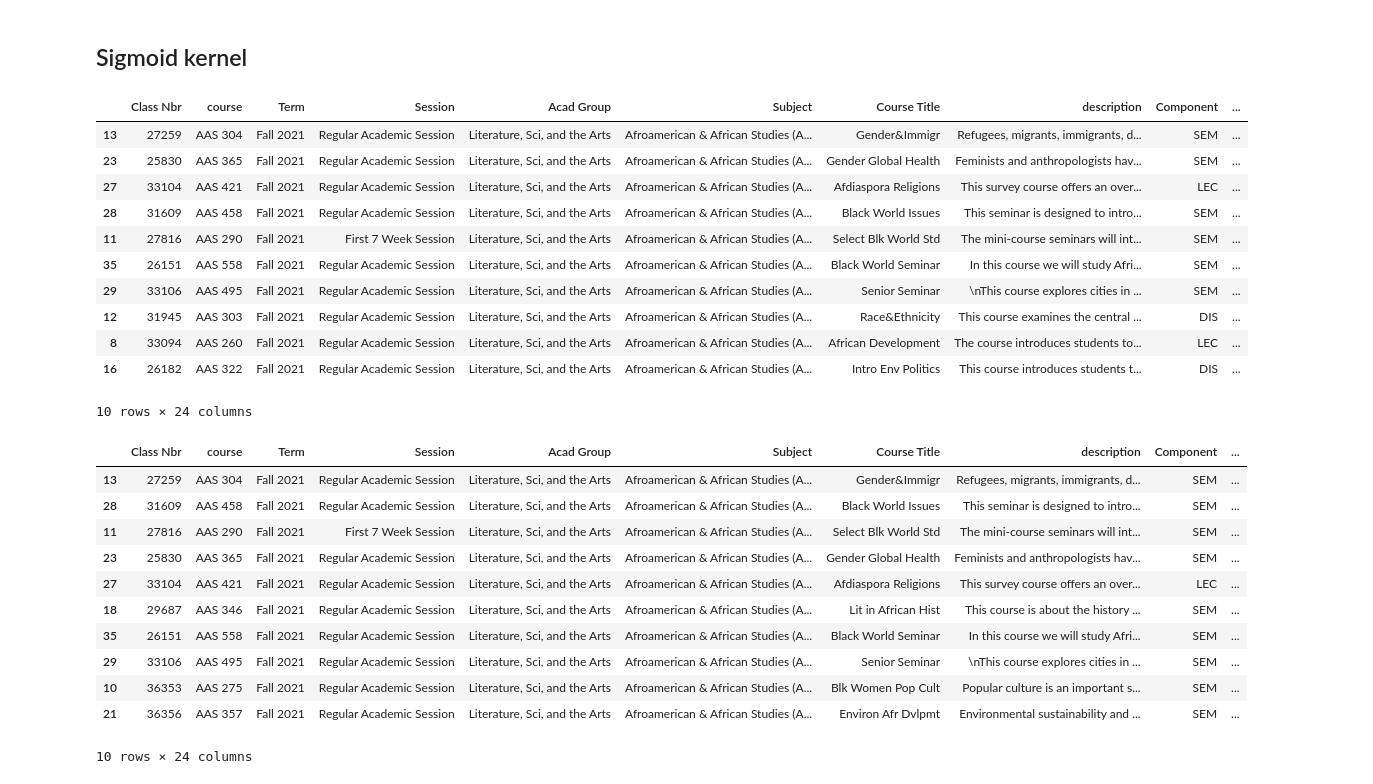
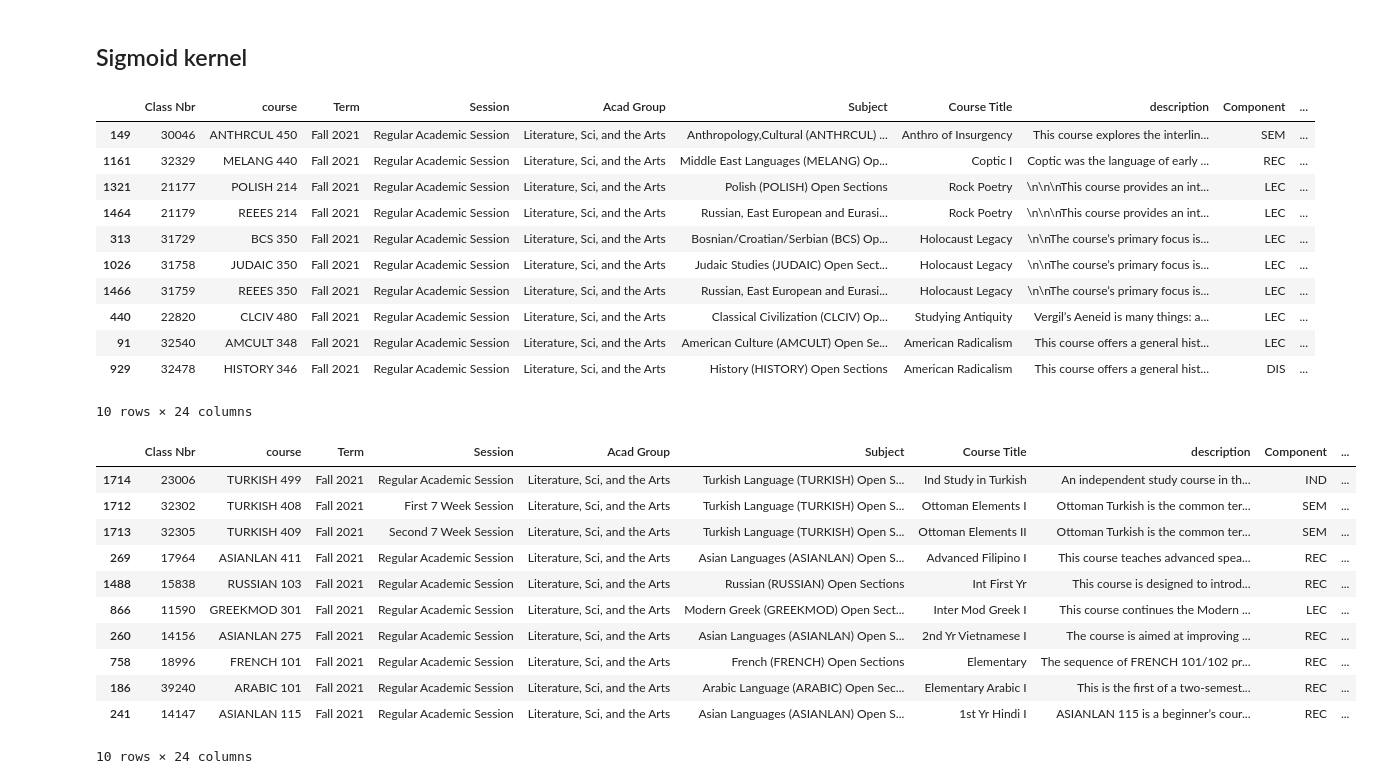
Before and after one commit to yessie-kim/classeek, a Jupyter notebook: content_based_recommender_draft_2.ipynb, the cells around one changed output. Saved outputs shown, nothing was run; the diff lists cells and outputs as text; code cells hidden in the pictures.

Commit message:
update filtering level

```diff
--- a/content_based_recommender_draft_2.ipynb
+++ b/content_based_recommender_draft_2.ipynb
@@ -47,17 +47,24 @@ w_22 = pd.read_csv('assets/w_22_merge.csv')
 # %% [markdown]
 ## Cosine similarity
 # %%
-df, course_title, num_of_rec = f_21,'AAS 103', 10
+#df = input dataset
+#course_title = input course
+#num_or_rec = number of recommendation
+#filter_level = 'academic_group', subject'
 
-def make_recommendation_cos(df, course_title, num_of_rec = 10):
+def make_recommendation_cos(df, course_title, num_of_rec = 10, filter_level = 'subject'):
     df = df.fillna('').drop_duplicates(subset=['course']).reset_index().drop(columns='index')
+
 
     input_ag = df.loc[df['course'] == course_title, 'Acad Group'].unique()
     input_sub = df.loc[df['course'] == course_title, 'Subject'].unique()
     input_course = df.loc[df['course'] == course_title, 'Course Title'].unique()
 
-    df = df[df['Acad Group'].isin(input_ag)]
-    df = df[(df['Subject'].isin(input_sub)) | (df['Course Title'].isin(input_course))]
+    if filter_level == 'academic_group':
+        df = df[df['Acad Group'].isin(input_ag)]
+    elif filter_level == 'subject':
+        df = df[(df['Subject'].isin(input_sub)) | (df['Course Title'].isin(input_course))]
+
     df = df.reset_index(drop = True)
     # Vectorize our Text
     count_vect = CountVectorizer()
@@ -96,7 +103,7 @@ def make_recommendation_cos(df, course_title, num_of_rec = 10):
 # %% [markdown]
 ## Sigmoid kernel
 # %%
-def make_recommendation_sk(df, course_title, num_of_rec):
+def make_recommendation_sk(df, course_title, num_of_rec = 10, filter_level = 'subject'):
     df = df.fillna('').drop_duplicates(subset=['course']).reset_index().drop(columns='index')
 
 
@@ -104,14 +111,17 @@ def make_recommendation_sk(df, course_title, num_of_rec):
     input_sub = df.loc[df['course'] == course_title, 'Subject'].unique()
     input_course = df.loc[df['course'] == course_title, 'Course Title'].unique()
 
-    df = df[df['Acad Group'].isin(input_ag)]
-    df = df[(df['Subject'].isin(input_sub)) | (df['Course Title'].isin(input_course))]
+    if filter_level == 'academic_group':
+        df = df[df['Acad Group'].isin(input_ag)]
+    elif filter_level == 'subject':
+        df = df[(df['Subject'].isin(input_sub)) | (df['Course Title'].isin(input_course))]
+
     df = df.reset_index(drop = True)
-    ### edit this section with more refined and detailed topic modeling
 
-    tfidf = TfidfVectorizer(min_df=3, max_features=None,
+
+    tfidf = TfidfVectorizer(max_df = 0.5, max_features=None,
                 strip_accents='unicode', analyzer='word', token_pattern=r'\w{1,}',
-                ngram_range=(1, 3))
+                ngram_range=(1,1))
 
     ##############
 
@@ -127,7 +137,7 @@ def make_recommendation_sk(df, course_title, num_of_rec):
     # Get the index corresponding to course title
     idx = indices[course_title]
 
-    # Get the pairwsie similarity scores
+    # Get the pairwise similarity scores
     sig_scores = list(enumerate(sig[idx]))
 
     # Sort the courses
@@ -146,32 +156,32 @@ def make_recommendation_sk(df, course_title, num_of_rec):
 
     return rec_df
 # %%
-make_recommendation_cos(f_21, 'AAS 103', 10)
+make_recommendation_cos(f_21, 'TURKISH 201', 10, 'academic_group')
 # %% [output]
 |  | Class Nbr | course | Term | Session | Acad Group | Subject | Course Title | description | Component | ... |
-| 13 | 27259 | AAS 304 | Fall 2021 | Regular Academic Session | Literature, Sci, and the Arts | Afroamerican & African Studies (A... | Gender&Immigr | Refugees, migrants, immigrants, d... | SEM | ... |
-| 23 | 25830 | AAS 365 | Fall 2021 | Regular Academic Session | Literature, Sci, and the Arts | Afroamerican & African Studies (A... | Gender Global Health | Feminists and anthropologists hav... | SEM | ... |
-| 27 | 33104 | AAS 421 | Fall 2021 | Regular Academic Session | Literature, Sci, and the Arts | Afroamerican & African Studies (A... | Afdiaspora Religions | This survey course offers an over... | LEC | ... |
-| 28 | 31609 | AAS 458 | Fall 2021 | Regular Academic Session | Literature, Sci, and the Arts | Afroamerican & African Studies (A... | Black World Issues | This seminar is designed to intro... | SEM | ... |
-| 11 | 27816 | AAS 290 | Fall 2021 | First 7 Week Session | Literature, Sci, and the Arts | Afroamerican & African Studies (A... | Select Blk World Std | The mini-course seminars will int... | SEM | ... |
-| 35 | 26151 | AAS 558 | Fall 2021 | Regular Academic Session | Literature, Sci, and the Arts | Afroamerican & African Studies (A... | Black World Seminar | In this course we will study Afri... | SEM | ... |
-| 29 | 33106 | AAS 495 | Fall 2021 | Regular Academic Session | Literature, Sci, and the Arts | Afroamerican & African Studies (A... | Senior Seminar | \nThis course explores cities in ... | SEM | ... |
-| 12 | 31945 | AAS 303 | Fall 2021 | Regular Academic Session | Literature, Sci, and the Arts | Afroamerican & African Studies (A... | Race&Ethnicity | This course examines the central ... | DIS | ... |
-| 8 | 33094 | AAS 260 | Fall 2021 | Regular Academic Session | Literature, Sci, and the Arts | Afroamerican & African Studies (A... | African Development | The course introduces students to... | LEC | ... |
-| 16 | 26182 | AAS 322 | Fall 2021 | Regular Academic Session | Literature, Sci, and the Arts | Afroamerican & African Studies (A... | Intro Env Politics | This course introduces students t... | DIS | ... |
+| 149 | 30046 | ANTHRCUL 450 | Fall 2021 | Regular Academic Session | Literature, Sci, and the Arts | Anthropology,Cultural (ANTHRCUL) ... | Anthro of Insurgency | This course explores the interlin... | SEM | ... |
+| 1161 | 32329 | MELANG 440 | Fall 2021 | Regular Academic Session | Literature, Sci, and the Arts | Middle East Languages (MELANG) Op... | Coptic I | Coptic was the language of early ... | REC | ... |
+| 1321 | 21177 | POLISH 214 | Fall 2021 | Regular Academic Session | Literature, Sci, and the Arts | Polish (POLISH) Open Sections | Rock Poetry | \n\n\nThis course provides an int... | LEC | ... |
+| 1464 | 21179 | REEES 214 | Fall 2021 | Regular Academic Session | Literature, Sci, and the Arts | Russian, East European and Eurasi... | Rock Poetry | \n\n\nThis course provides an int... | LEC | ... |
+| 313 | 31729 | BCS 350 | Fall 2021 | Regular Academic Session | Literature, Sci, and the Arts | Bosnian/Croatian/Serbian (BCS) Op... | Holocaust Legacy | \n\nThe course’s primary focus is... | LEC | ... |
+| 1026 | 31758 | JUDAIC 350 | Fall 2021 | Regular Academic Session | Literature, Sci, and the Arts | Judaic Studies (JUDAIC) Open Sect... | Holocaust Legacy | \n\nThe course’s primary focus is... | LEC | ... |
+| 1466 | 31759 | REEES 350 | Fall 2021 | Regular Academic Session | Literature, Sci, and the Arts | Russian, East European and Eurasi... | Holocaust Legacy | \n\nThe course’s primary focus is... | LEC | ... |
+| 440 | 22820 | CLCIV 480 | Fall 2021 | Regular Academic Session | Literature, Sci, and the Arts | Classical Civilization (CLCIV) Op... | Studying Antiquity | Vergil’s Aeneid is many things: a... | LEC | ... |
+| 91 | 32540 | AMCULT 348 | Fall 2021 | Regular Academic Session | Literature, Sci, and the Arts | American Culture (AMCULT) Open Se... | American Radicalism | This course offers a general hist... | LEC | ... |
+| 929 | 32478 | HISTORY 346 | Fall 2021 | Regular Academic Session | Literature, Sci, and the Arts | History (HISTORY) Open Sections | American Radicalism | This course offers a general hist... | DIS | ... |
 10 rows × 24 columns
 # %%
-make_recommendation_sk(f_21, 'AAS 103', 10)
+make_recommendation_sk(f_21, 'TURKISH 201', 10, 'academic_group')
 # %% [output]
 |  | Class Nbr | course | Term | Session | Acad Group | Subject | Course Title | description | Component | ... |
-| 13 | 27259 | AAS 304 | Fall 2021 | Regular Academic Session | Literature, Sci, and the Arts | Afroamerican & African Studies (A... | Gender&Immigr | Refugees, migrants, immigrants, d... | SEM | ... |
-| 28 | 31609 | AAS 458 | Fall 2021 | Regular Academic Session | Literature, Sci, and the Arts | Afroamerican & African Studies (A... | Black World Issues | This seminar is designed to intro... | SEM | ... |
-| 11 | 27816 | AAS 290 | Fall 2021 | First 7 Week Session | Literature, Sci, and the Arts | Afroamerican & African Studies (A... | Select Blk World Std | The mini-course seminars will int... | SEM | ... |
-| 23 | 25830 | AAS 365 | Fall 2021 | Regular Academic Session | Literature, Sci, and the Arts | Afroamerican & African Studies (A... | Gender Global Health | Feminists and anthropologists hav... | SEM | ... |
-| 27 | 33104 | AAS 421 | Fall 2021 | Regular Academic Session | Literature, Sci, and the Arts | Afroamerican & African Studies (A... | Afdiaspora Religions | This survey course offers an over... | LEC | ... |
-| 18 | 29687 | AAS 346 | Fall 2021 | Regular Academic Session | Literature, Sci, and the Arts | Afroamerican & African Studies (A... | Lit in African Hist | This course is about the history ... | SEM | ... |
-| 35 | 26151 | AAS 558 | Fall 2021 | Regular Academic Session | Literature, Sci, and the Arts | Afroamerican & African Studies (A... | Black World Seminar | In this course we will study Afri... | SEM | ... |
-| 29 | 33106 | AAS 495 | Fall 2021 | Regular Academic Session | Literature, Sci, and the Arts | Afroamerican & African Studies (A... | Senior Seminar | \nThis course explores cities in ... | SEM | ... |
-| 10 | 36353 | AAS 275 | Fall 2021 | Regular Academic Session | Literature, Sci, and the Arts | Afroamerican & African Studies (A... | Blk Women Pop Cult | Popular culture is an important s... | SEM | ... |
-| 21 | 36356 | AAS 357 | Fall 2021 | Regular Academic Session | Literature, Sci, and the Arts | Afroamerican & African Studies (A... | Environ Afr Dvlpmt | Environmental sustainability and ... | SEM | ... |
+| 1714 | 23006 | TURKISH 499 | Fall 2021 | Regular Academic Session | Literature, Sci, and the Arts | Turkish Language (TURKISH) Open S... | Ind Study in Turkish | An independent study course in th... | IND | ... |
+| 1712 | 32302 | TURKISH 408 | Fall 2021 | First 7 Week Session | Literature, Sci, and the Arts | Turkish Language (TURKISH) Open S... | Ottoman Elements I | Ottoman Turkish is the common ter... | SEM | ... |
+| 1713 | 32305 | TURKISH 409 | Fall 2021 | Second 7 Week Session | Literature, Sci, and the Arts | Turkish Language (TURKISH) Open S... | Ottoman Elements II | Ottoman Turkish is the common ter... | SEM | ... |
+| 269 | 17964 | ASIANLAN 411 | Fall 2021 | Regular Academic Session | Literature, Sci, and the Arts | Asian Languages (ASIANLAN) Open S... | Advanced Filipino I | This course teaches advanced spea... | REC | ... |
+| 1488 | 15838 | RUSSIAN 103 | Fall 2021 | Regular Academic Session | Literature, Sci, and the Arts | Russian (RUSSIAN) Open Sections | Int First Yr | This course is designed to introd... | REC | ... |
+| 866 | 11590 | GREEKMOD 301 | Fall 2021 | Regular Academic Session | Literature, Sci, and the Arts | Modern Greek (GREEKMOD) Open Sect... | Inter Mod Greek I | This course continues the Modern ... | LEC | ... |
+| 260 | 14156 | ASIANLAN 275 | Fall 2021 | Regular Academic Session | Literature, Sci, and the Arts | Asian Languages (ASIANLAN) Open S... | 2nd Yr Vietnamese I | The course is aimed at improving ... | REC | ... |
+| 758 | 18996 | FRENCH 101 | Fall 2021 | Regular Academic Session | Literature, Sci, and the Arts | French (FRENCH) Open Sections | Elementary | The sequence of FRENCH 101/102 pr... | REC | ... |
+| 186 | 39240 | ARABIC 101 | Fall 2021 | Regular Academic Session | Literature, Sci, and the Arts | Arabic Language (ARABIC) Open Sec... | Elementary Arabic I | This is the first of a two-semest... | REC | ... |
+| 241 | 14147 | ASIANLAN 115 | Fall 2021 | Regular Academic Session | Literature, Sci, and the Arts | Asian Languages (ASIANLAN) Open S... | 1st Yr Hindi I | ASIANLAN 115 is a beginner’s cour... | REC | ... |
 10 rows × 24 columns
```
